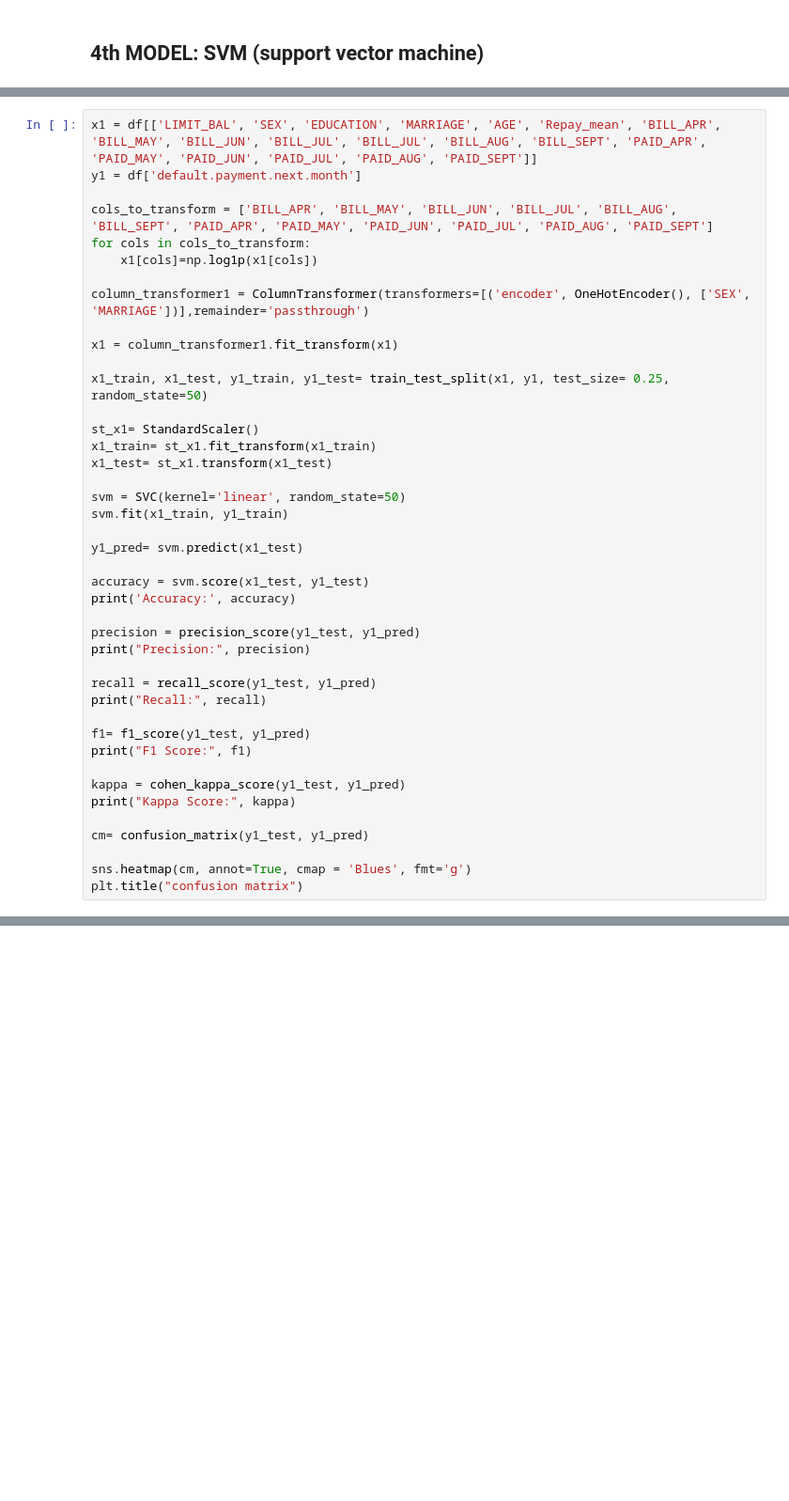
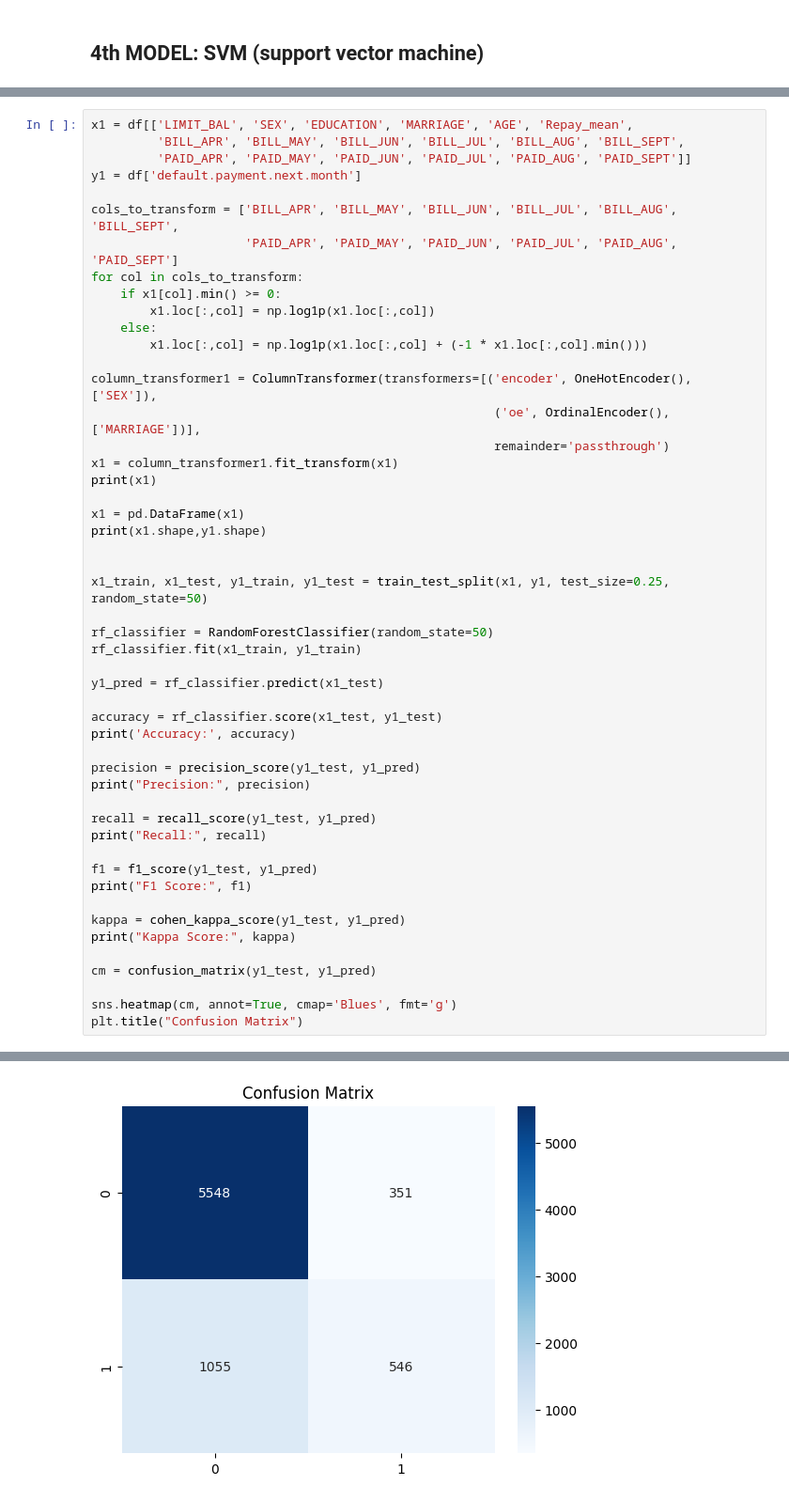
Before and after one commit to AnshikaJain2405/OrionDataAnalyticsInternshipJul23, a Jupyter notebook: notebooks/ML.ipynb, the cells around one changed output, grey strips where cells are left out. Shown at 94% size. Drawn from its saved outputs; the diff is of its cells as text; blank space fills up the shorter version.

Commit message:
added random forest and cleaned data

```diff
--- a/notebooks/ML.ipynb
+++ b/notebooks/ML.ipynb
@@ -280,27 +390,35 @@ Text(0.5, 1.0, 'Confusion matrix for SVM')
 # %%
-x1 = df[['LIMIT_BAL', 'SEX', 'EDUCATION', 'MARRIAGE', 'AGE', 'Repay_mean', 'BILL_APR', 'BILL_MAY', 'BILL_JUN', 'BILL_JUL', 'BILL_JUL', 'BILL_AUG', 'BILL_SEPT', 'PAID_APR', 'PAID_MAY', 'PAID_JUN', 'PAID_JUL', 'PAID_AUG', 'PAID_SEPT']]
+x1 = df[['LIMIT_BAL', 'SEX', 'EDUCATION', 'MARRIAGE', 'AGE', 'Repay_mean',
+         'BILL_APR', 'BILL_MAY', 'BILL_JUN', 'BILL_JUL', 'BILL_AUG', 'BILL_SEPT',
+         'PAID_APR', 'PAID_MAY', 'PAID_JUN', 'PAID_JUL', 'PAID_AUG', 'PAID_SEPT']]
 y1 = df['default.payment.next.month']
 
-cols_to_transform = ['BILL_APR', 'BILL_MAY', 'BILL_JUN', 'BILL_JUL', 'BILL_AUG', 'BILL_SEPT', 'PAID_APR', 'PAID_MAY', 'PAID_JUN', 'PAID_JUL', 'PAID_AUG', 'PAID_SEPT']
-for cols in cols_to_transform:
-    x1[cols]=np.log1p(x1[cols])
+cols_to_transform = ['BILL_APR', 'BILL_MAY', 'BILL_JUN', 'BILL_JUL', 'BILL_AUG', 'BILL_SEPT',
+                     'PAID_APR', 'PAID_MAY', 'PAID_JUN', 'PAID_JUL', 'PAID_AUG', 'PAID_SEPT']
+for col in cols_to_transform:
+    if x1[col].min() >= 0:
+        x1.loc[:,col] = np.log1p(x1.loc[:,col])
+    else:
+        x1.loc[:,col] = np.log1p(x1.loc[:,col] + (-1 * x1.loc[:,col].min()))
 
-column_transformer1 = ColumnTransformer(transformers=[('encoder', OneHotEncoder(), ['SEX', 'MARRIAGE'])],remainder='passthrough')
+column_transformer1 = ColumnTransformer(transformers=[('encoder', OneHotEncoder(), ['SEX']),
+                                                       ('oe', OrdinalEncoder(), ['MARRIAGE'])],
+                                                       remainder='passthrough')
+x1 = column_transformer1.fit_transform(x1)
+print(x1)
 
-x1 = column_transformer1.fit_transform(x1)
+x1 = pd.DataFrame(x1)
+print(x1.shape,y1.shape)
 
-x1_train, x1_test, y1_train, y1_test= train_test_split(x1, y1, test_size= 0.25, random_state=50)
 
-st_x1= StandardScaler()
-x1_train= st_x1.fit_transform(x1_train)
-x1_test= st_x1.transform(x1_test)
+x1_train, x1_test, y1_train, y1_test = train_test_split(x1, y1, test_size=0.25, random_state=50)
 
-svm = SVC(kernel='linear', random_state=50)
-svm.fit(x1_train, y1_train)
+rf_classifier = RandomForestClassifier(random_state=50)
+rf_classifier.fit(x1_train, y1_train)
 
-y1_pred= svm.predict(x1_test)
+y1_pred = rf_classifier.predict(x1_test)
 
-accuracy = svm.score(x1_test, y1_test)
+accuracy = rf_classifier.score(x1_test, y1_test)
 print('Accuracy:', accuracy)
 
 precision = precision_score(y1_test, y1_pred)
@@ -309,14 +427,14 @@ print("Precision:", precision)
 recall = recall_score(y1_test, y1_pred)
 print("Recall:", recall)
 
-f1= f1_score(y1_test, y1_pred)
+f1 = f1_score(y1_test, y1_pred)
 print("F1 Score:", f1)
 
 kappa = cohen_kappa_score(y1_test, y1_pred)
 print("Kappa Score:", kappa)
 
-cm= confusion_matrix(y1_test, y1_pred)
+cm = confusion_matrix(y1_test, y1_pred)
 
-sns.heatmap(cm, annot=True, cmap = 'Blues', fmt='g')
-plt.title("confusion matrix")
+sns.heatmap(cm, annot=True, cmap='Blues', fmt='g')
+plt.title("Confusion Matrix")
 # %% [output]
@@ -329 +461,2 @@ ValueError: Input X contains infinity or a value too large for dtype('float64').
+[figure, added]
 # %% [markdown]
```
Also changed, not shown: parts of 23 cells of this notebook.
